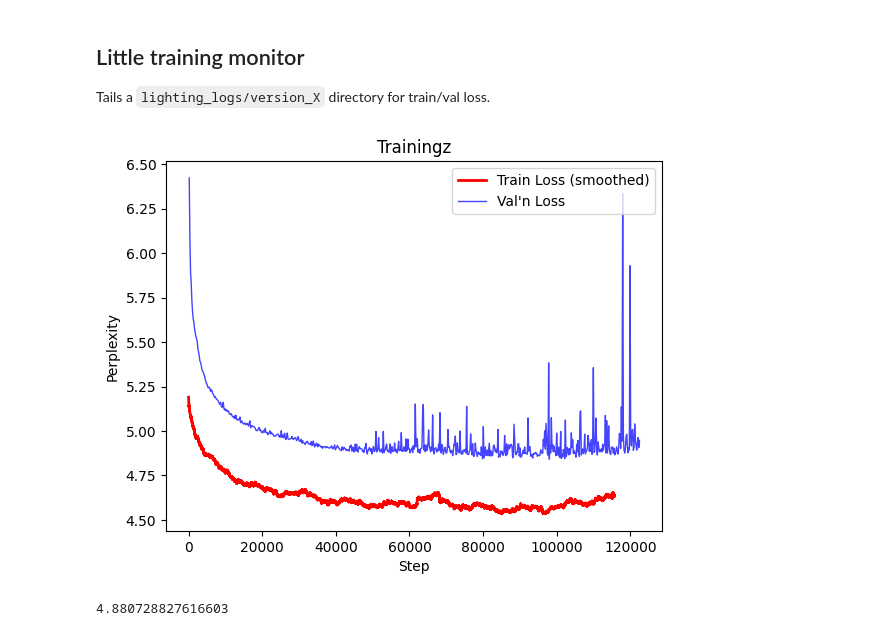
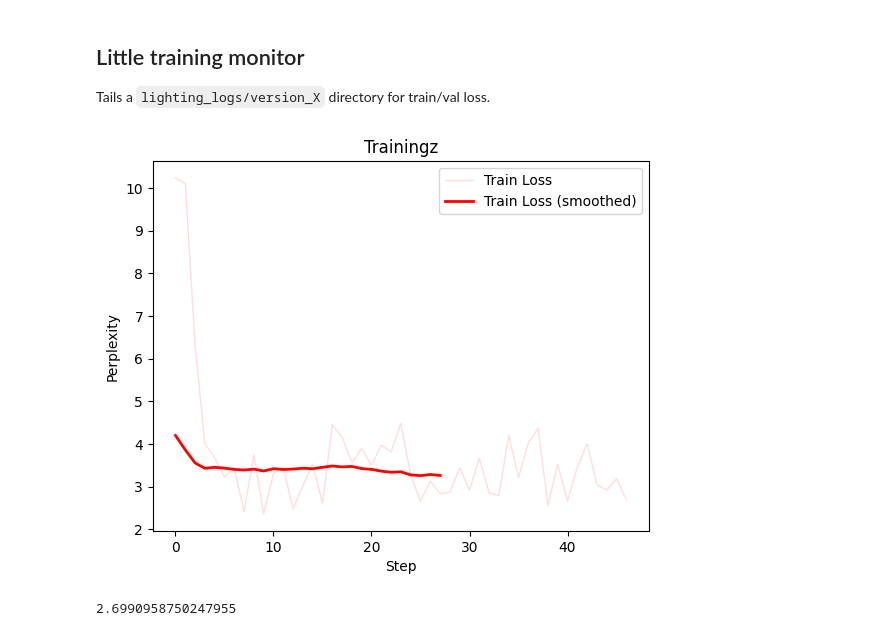
Before and after one commit to kmapb/microlm, a Jupyter notebook: Conv_Text.ipynb, the cells around one changed output. Cells and saved outputs as stored; diff of their text form; code cells hidden in the pictures.

```diff
--- a/Conv_Text.ipynb
+++ b/Conv_Text.ipynb
@@ -10,33 +10,33 @@ import conv_text
 import numpy as np
 import pandas as pd
 # %%
-tdat = pd.read_csv('lightning_logs/version_1/metrics.csv')
+tdat = pd.read_csv('lightning_logs/version_3/metrics.csv')
 train = tdat.train_loss[~np.isnan(tdat.train_loss)]
 
 xspace = np.linspace(0, len(train), len(train))
 fsz = max(20, len(train)//20)
 filter = np.ones(fsz)/fsz
 # filter =  np.linspace(0.25, 1.75, num=fsz)/fsz
 
 import matplotlib.pyplot as plt
 
-# plt.plot( train, label = 'Train Loss', color='#fdd', linewidth=1)
+plt.plot( train, label = 'Train Loss', color='#fdd', linewidth=1)
 plt.plot( np.convolve(train, filter, mode='valid'), label = 'Train Loss (smoothed)', color='r', linewidth=2)
 if 'val_loss' in tdat.columns:
     val = tdat.val_loss[~np.isnan(tdat.val_loss)]
     plt.plot( val, label = 'Val\'n Loss', color='#44f', linewidth=1)
 
 plt.xlabel('Step')
 plt.ylabel('Perplexity')
 plt.legend(loc='upper right')
 plt.title('Trainingz')
 plt.show()
 # %% [output]
-[figure, old version]
+[figure, new version]
 # %%
 np.mean(tdat.train_loss[-100:])
 # %% [output]
-4.880728827616603
+2.6990958750247955
 # %%
 tdat.val_loss[~np.isnan(tdat.val_loss)]
 # %% [output]
```
Also changed, not shown: parts of 2 cells of this notebook, 6 other files.
